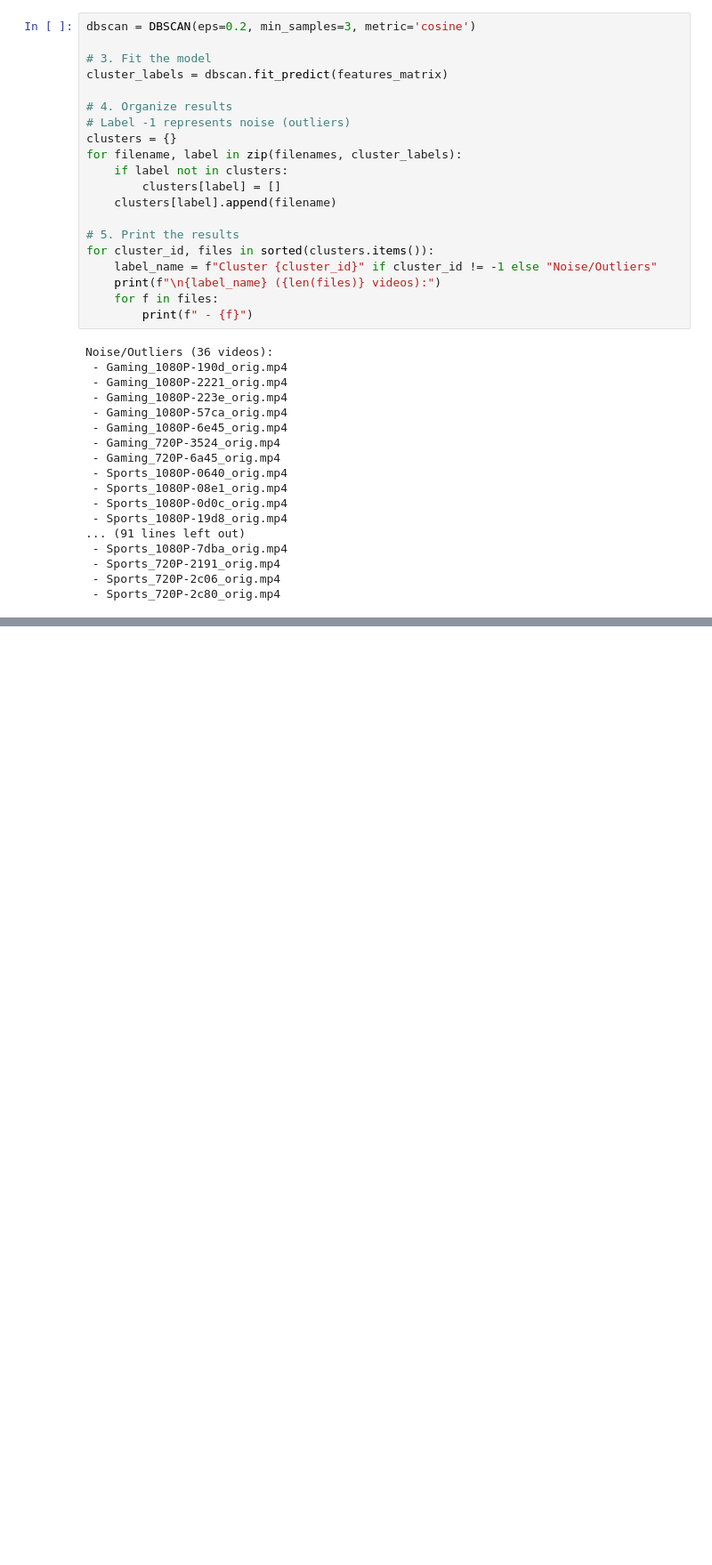
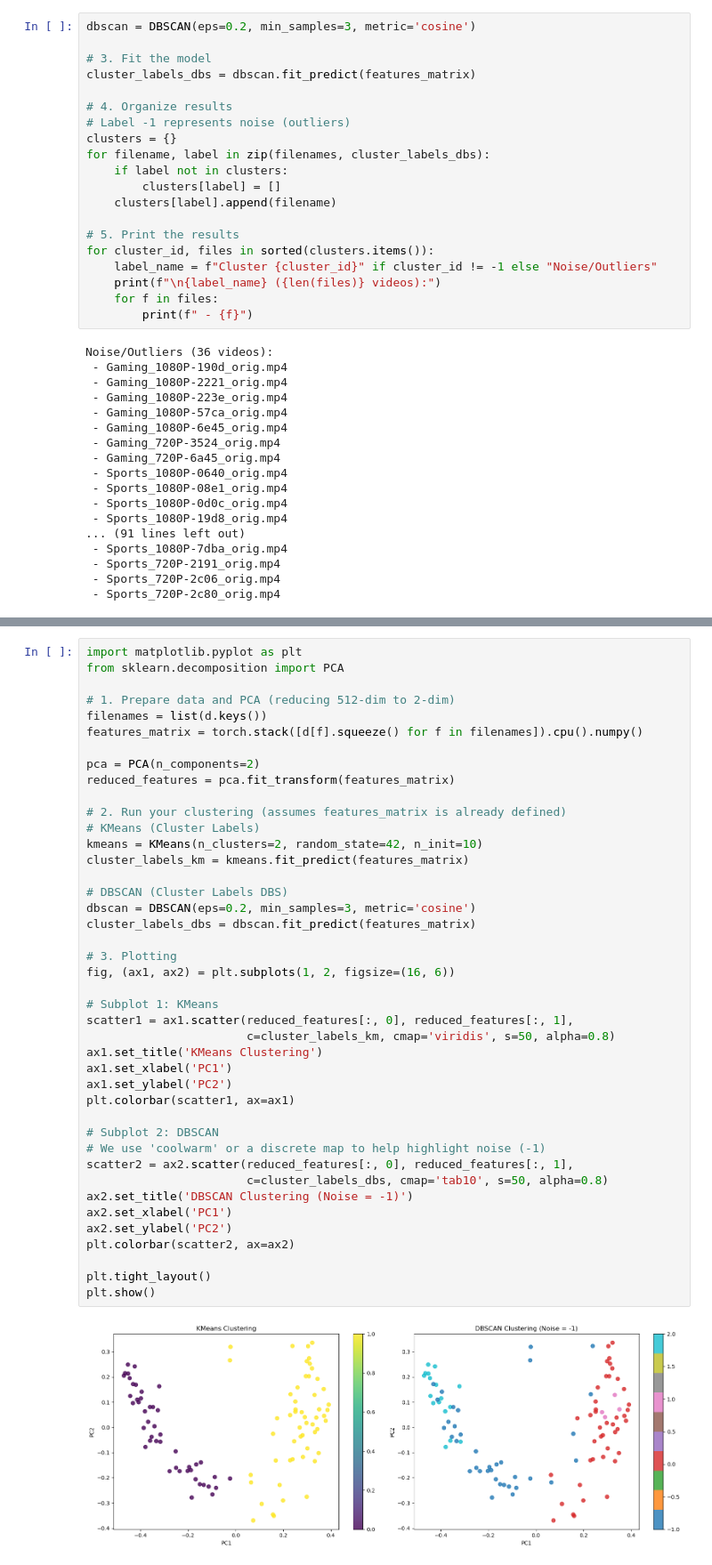
Before and after one commit to ItyTell/Advanced-Computer-Vision-2026, a Jupyter notebook: Lab1/main.ipynb, the cells around one changed output, grey strips where cells are left out. Shown at 89% size. Drawn from its saved outputs; the diff is of its cells as text; blank space fills up the shorter version.

```diff
--- a/Lab1/main.ipynb
+++ b/Lab1/main.ipynb
@@ -134,12 +142,12 @@ from sklearn.cluster import DBSCAN
 dbscan = DBSCAN(eps=0.2, min_samples=3, metric='cosine')
 
 # 3. Fit the model
-cluster_labels = dbscan.fit_predict(features_matrix)
+cluster_labels_dbs = dbscan.fit_predict(features_matrix)
 
 # 4. Organize results
 # Label -1 represents noise (outliers)
 clusters = {}
-for filename, label in zip(filenames, cluster_labels):
+for filename, label in zip(filenames, cluster_labels_dbs):
     if label not in clusters:
         clusters[label] = []
     clusters[label].append(filename)
@@ -170,0 +183,44 @@ Noise/Outliers (36 videos):
+# %%
+import matplotlib.pyplot as plt
+from sklearn.decomposition import PCA
+
+# 1. Prepare data and PCA (reducing 512-dim to 2-dim)
+filenames = list(d.keys())
+features_matrix = torch.stack([d[f].squeeze() for f in filenames]).cpu().numpy()
+
+pca = PCA(n_components=2)
+reduced_features = pca.fit_transform(features_matrix)
+
+# 2. Run your clustering (assumes features_matrix is already defined)
+# KMeans (Cluster Labels)
+kmeans = KMeans(n_clusters=2, random_state=42, n_init=10)
+cluster_labels_km = kmeans.fit_predict(features_matrix)
+
+# DBSCAN (Cluster Labels DBS)
+dbscan = DBSCAN(eps=0.2, min_samples=3, metric='cosine')
+cluster_labels_dbs = dbscan.fit_predict(features_matrix)
+
+# 3. Plotting
+fig, (ax1, ax2) = plt.subplots(1, 2, figsize=(16, 6))
+
+# Subplot 1: KMeans
+scatter1 = ax1.scatter(reduced_features[:, 0], reduced_features[:, 1],
+                       c=cluster_labels_km, cmap='viridis', s=50, alpha=0.8)
+ax1.set_title('KMeans Clustering')
+ax1.set_xlabel('PC1')
+ax1.set_ylabel('PC2')
+plt.colorbar(scatter1, ax=ax1)
+
+# Subplot 2: DBSCAN
+# We use 'coolwarm' or a discrete map to help highlight noise (-1)
+scatter2 = ax2.scatter(reduced_features[:, 0], reduced_features[:, 1],
+                       c=cluster_labels_dbs, cmap='tab10', s=50, alpha=0.8)
+ax2.set_title('DBSCAN Clustering (Noise = -1)')
+ax2.set_xlabel('PC1')
+ax2.set_ylabel('PC2')
+plt.colorbar(scatter2, ax=ax2)
+
+plt.tight_layout()
+plt.show()
+# %% [output]
+[figure, added]
```
Also changed, not shown: parts of 3 cells of this notebook, 3 other files.
